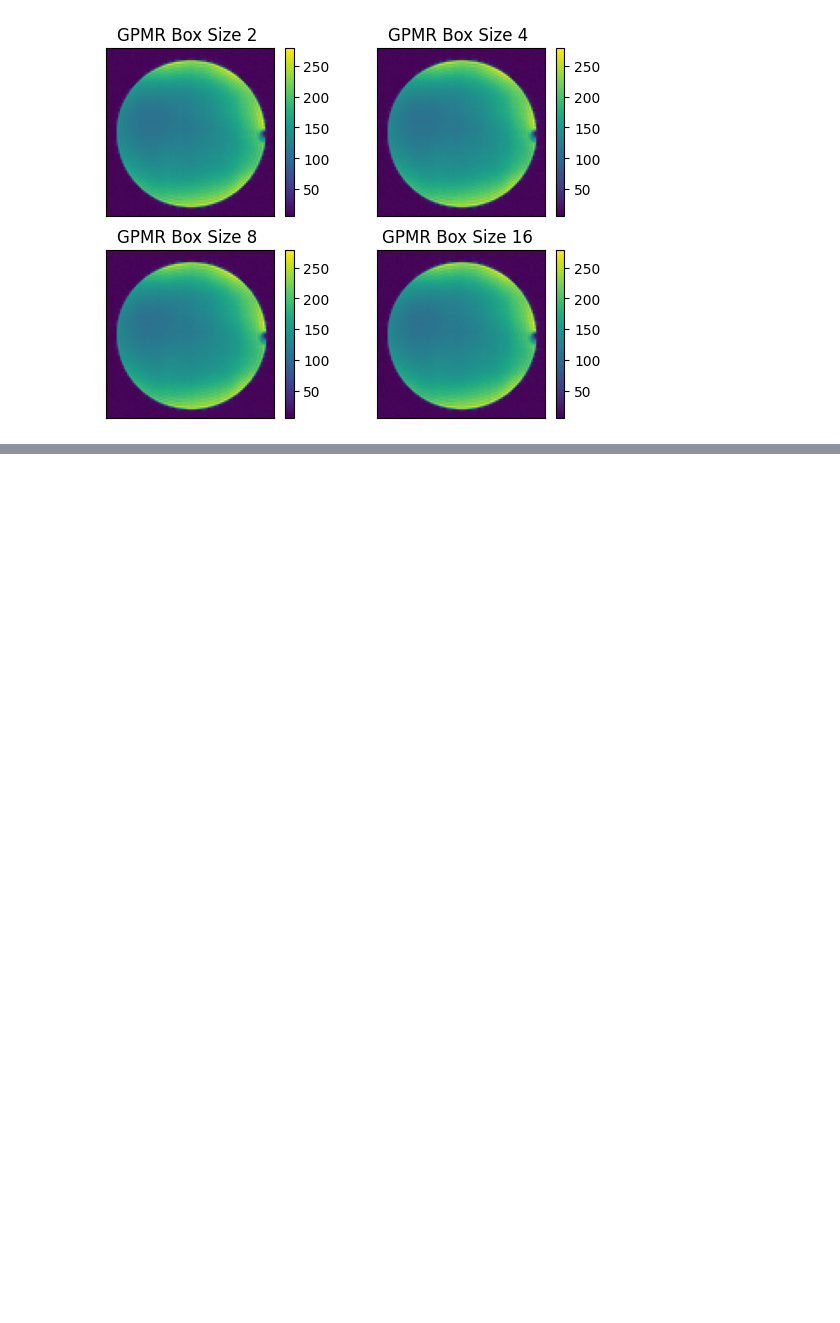
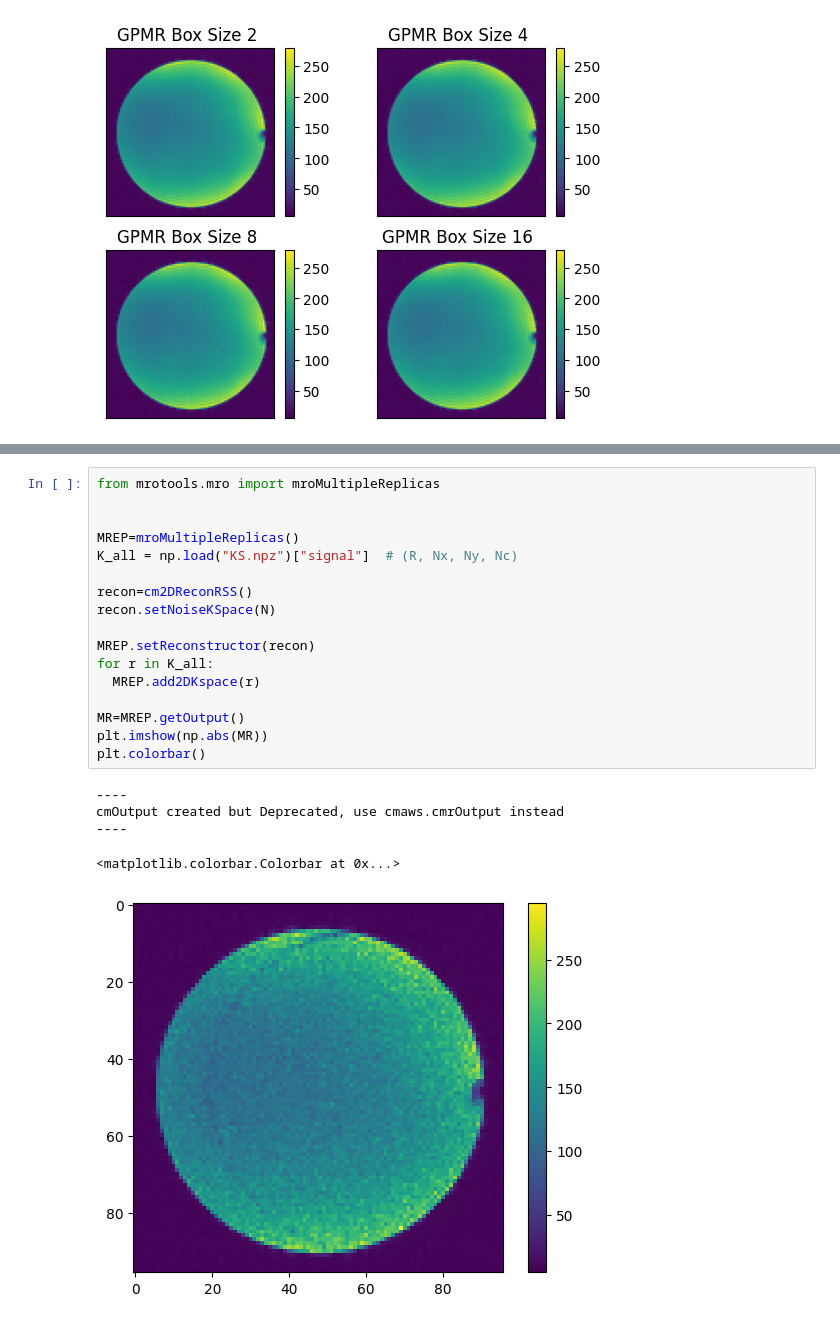
Before and after one commit to cloudmrhub/mroptimum-tools, a Jupyter notebook: mroptimum_tools.ipynb, the cells around one changed output, grey strips where cells are left out. Saved outputs shown, nothing was run; the diff lists cells and outputs as text; blank space fills up the shorter version.

```diff
--- a/mroptimum_tools.ipynb
+++ b/mroptimum_tools.ipynb
@@ -192,3 +218,26 @@ cmOutput created but Deprecated, use cmaws.cmrOutput instead
+# %%
+from mrotools.mro import mroMultipleReplicas
+
+
+MREP=mroMultipleReplicas()
+K_all = np.load("KS.npz")["signal"]  # (R, Nx, Ny, Nc)
+
+recon=cm2DReconRSS()
+recon.setNoiseKSpace(N)
+
+MREP.setReconstructor(recon)
+for r in K_all:
+  MREP.add2DKspace(r)
+
+MR=MREP.getOutput()
+plt.imshow(np.abs(MR))
+plt.colorbar()
+# %% [output]
+----
+cmOutput created but Deprecated, use cmaws.cmrOutput instead
+----
+<matplotlib.colorbar.Colorbar at 0x...>
+[figure, added]
 # %%
 
 plt.figure(figsize=(10,10))
```
Also changed, not shown: parts of 3 cells of this notebook.
